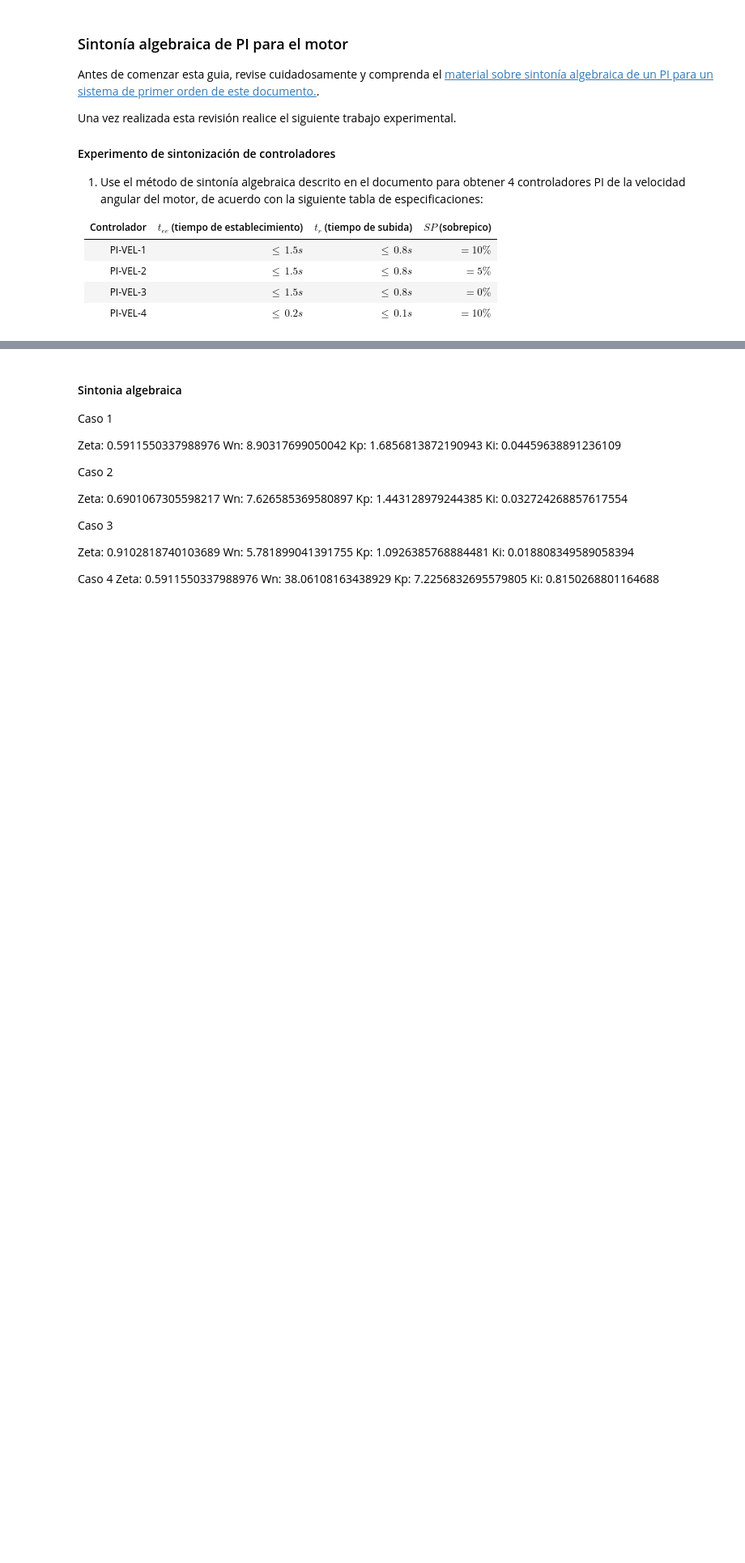
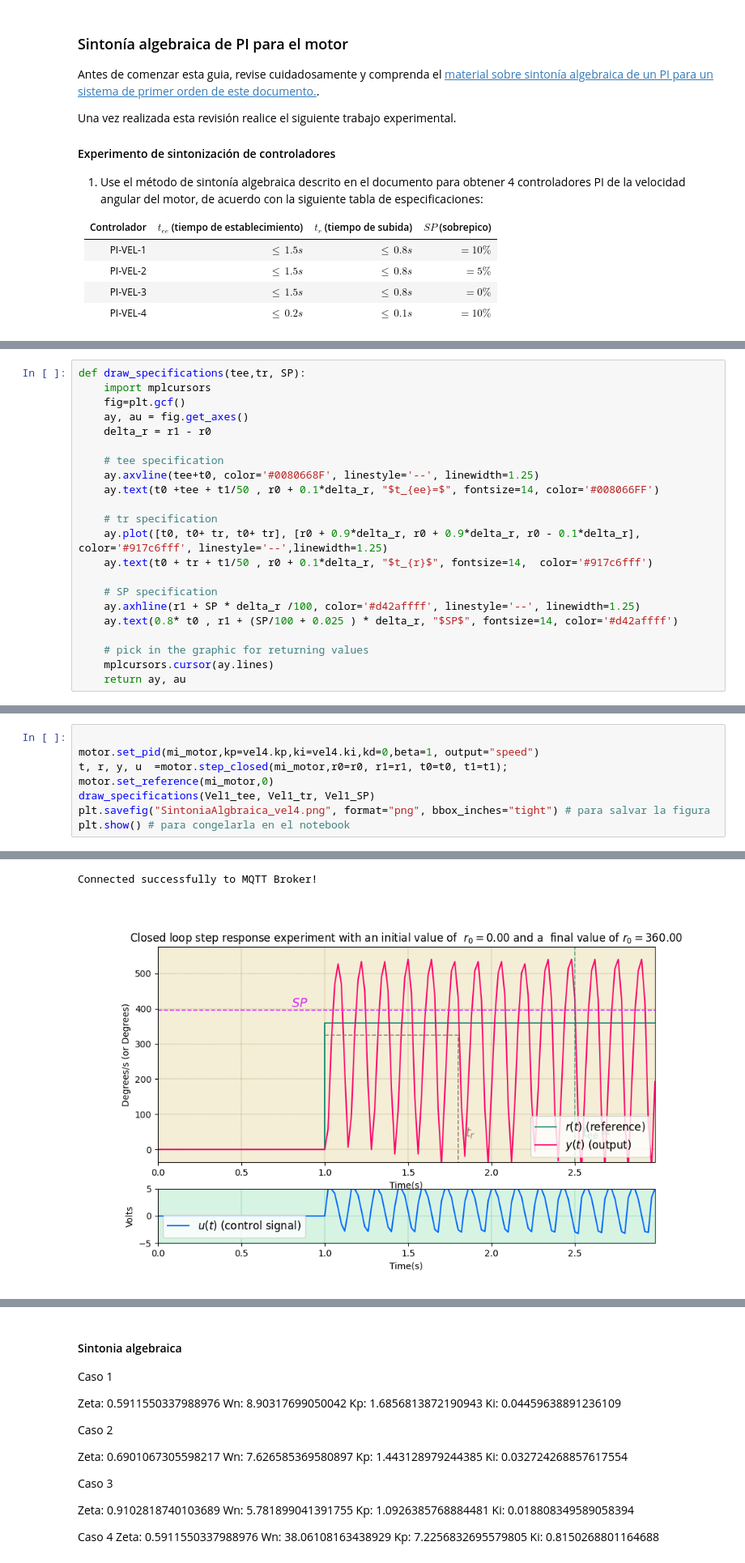
Before and after one commit to wabohorquezr/2025-II, a Jupyter notebook: Control/Laboratorios/Laboratorio3/guia3-sintonia_algebraica_PI_PID.ipynb, the cells around one changed output, grey strips where cells are left out. Shown at 81% size. Saved outputs shown, nothing was run; the diff lists cells and outputs as text; blank space fills up the shorter version.

```diff
--- a/Control/Laboratorios/Laboratorio3/guia3-sintonia_algebraica_PI_PID.ipynb
+++ b/Control/Laboratorios/Laboratorio3/guia3-sintonia_algebraica_PI_PID.ipynb
@@ -186,0 +202,22 @@ Zeta:  0.5911550337988976  Wn:  38.06108163438929  Kp:  7.2256832695579805 Ki: 0
+# %%
+def draw_specifications(tee,tr, SP):
+    import mplcursors
+    fig=plt.gcf()
+    ay, au = fig.get_axes()
+    delta_r = r1 - r0
+
+    # tee specification
+    ay.axvline(tee+t0, color='#0080668F', linestyle='--', linewidth=1.25)
+    ay.text(t0 +tee + t1/50 , r0 + 0.1*delta_r, "$t_{ee}=$", fontsize=14, color='#008066FF')
+
+    # tr specification
+    ay.plot([t0, t0+ tr, t0+ tr], [r0 + 0.9*delta_r, r0 + 0.9*delta_r, r0 - 0.1*delta_r],  color='#917c6fff', linestyle='--',linewidth=1.25)
+    ay.text(t0 + tr + t1/50 , r0 + 0.1*delta_r, "$t_{r}$", fontsize=14,  color='#917c6fff')
+
+    # SP specification
+    ay.axhline(r1 + SP * delta_r /100, color='#d42affff', linestyle='--', linewidth=1.25)
+    ay.text(0.8* t0 , r1 + (SP/100 + 0.025 ) * delta_r, "$SP$", fontsize=14, color='#d42affff')
+
+    # pick in the graphic for returning values
+    mplcursors.cursor(ay.lines)
+    return ay, au
@@ -186,0 +295,9 @@ Zeta:  0.5911550337988976  Wn:  38.06108163438929  Kp:  7.2256832695579805 Ki: 0
+# %%
+
+motor.set_pid(mi_motor,kp=vel4.kp,ki=vel4.ki,kd=0,beta=1, output="speed")
+t, r, y, u  =motor.step_closed(mi_motor,r0=r0, r1=r1, t0=t0, t1=t1);
+motor.set_reference(mi_motor,0)
+draw_specifications(Vel1_tee, Vel1_tr, Vel1_SP)
+plt.savefig("SintoniaAlgbraica_vel4.png", format="png", bbox_inches="tight") # para salvar la figura
+plt.show() # para congelarla en el notebook
+# %% [output]
@@ -186,0 +309,2 @@ Zeta:  0.5911550337988976  Wn:  38.06108163438929  Kp:  7.2256832695579805 Ki: 0
+Connected successfully to MQTT Broker!
+[figure, added]
```
Also changed, not shown: parts of 15 cells of this notebook, 10 other files.
